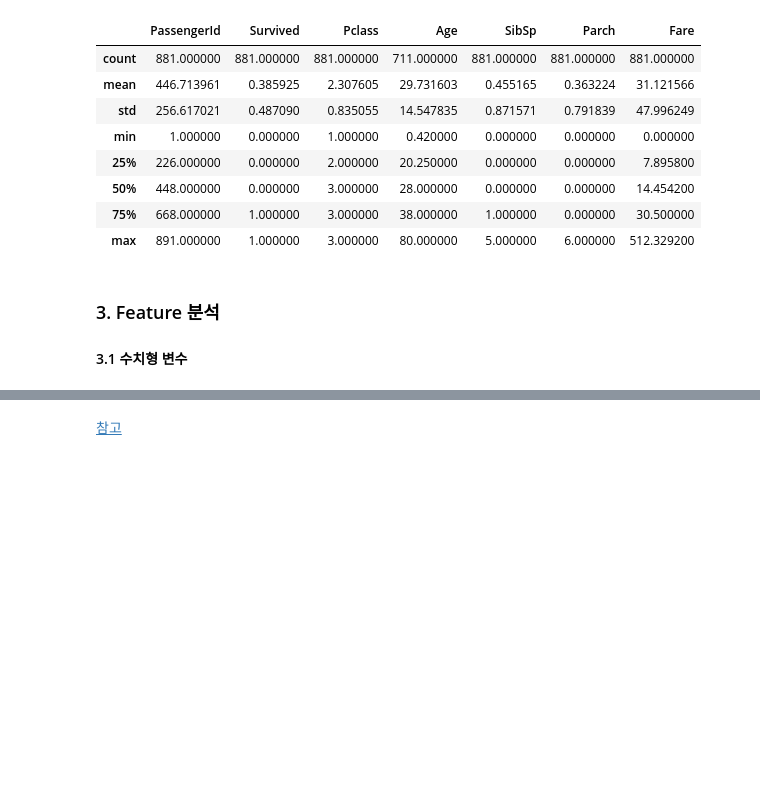
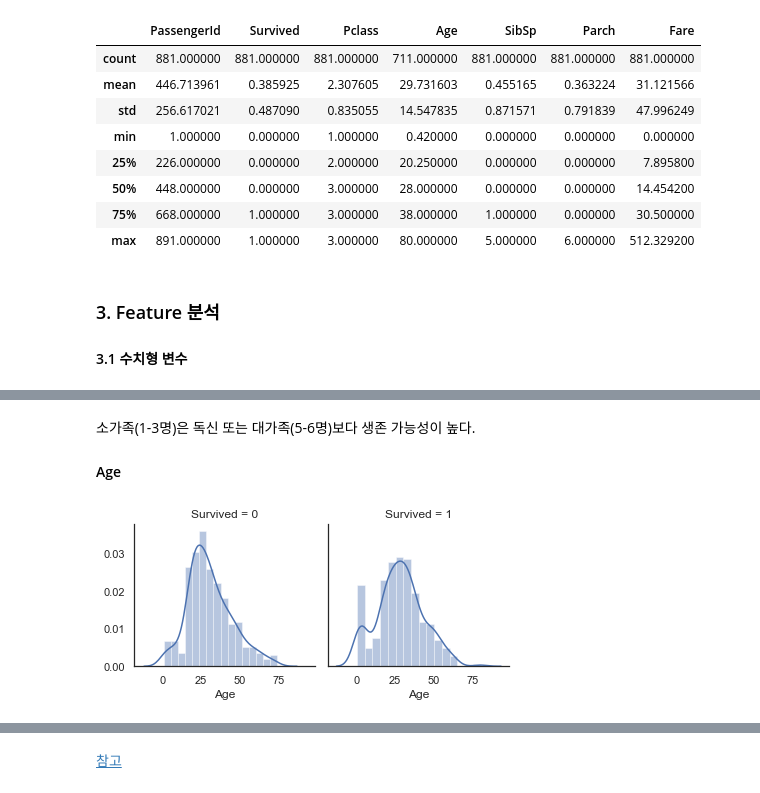
Before and after one commit to sunnight9507/Kaggle, a Jupyter notebook: Titanic/Titanic Top 4% with ensemble modeling.ipynb, the cells around one changed output, grey strips where cells are left out. Saved outputs shown, nothing was run; the diff lists cells and outputs as text; code cells hidden in the pictures; blank space fills up the shorter version.

```diff
--- a/Titanic/Titanic Top 4% with ensemble modeling.ipynb
+++ b/Titanic/Titanic Top 4% with ensemble modeling.ipynb
@@ -244,0 +269,9 @@ Fare feature만 Survived와 유의한 상관관계가 있음을 확인할 수
+# %% [markdown]
+소가족(1-3명)은 독신 또는 대가족(5-6명)보다 생존 가능성이 높다.
+
+#### Age
+# %%
+g = sns.FacetGrid(train, col = 'Survived')
+g = g.map(sns.distplot, "Age")
+# %% [output]
+[figure, added]
```
Also changed, not shown: parts of 19 cells of this notebook.
